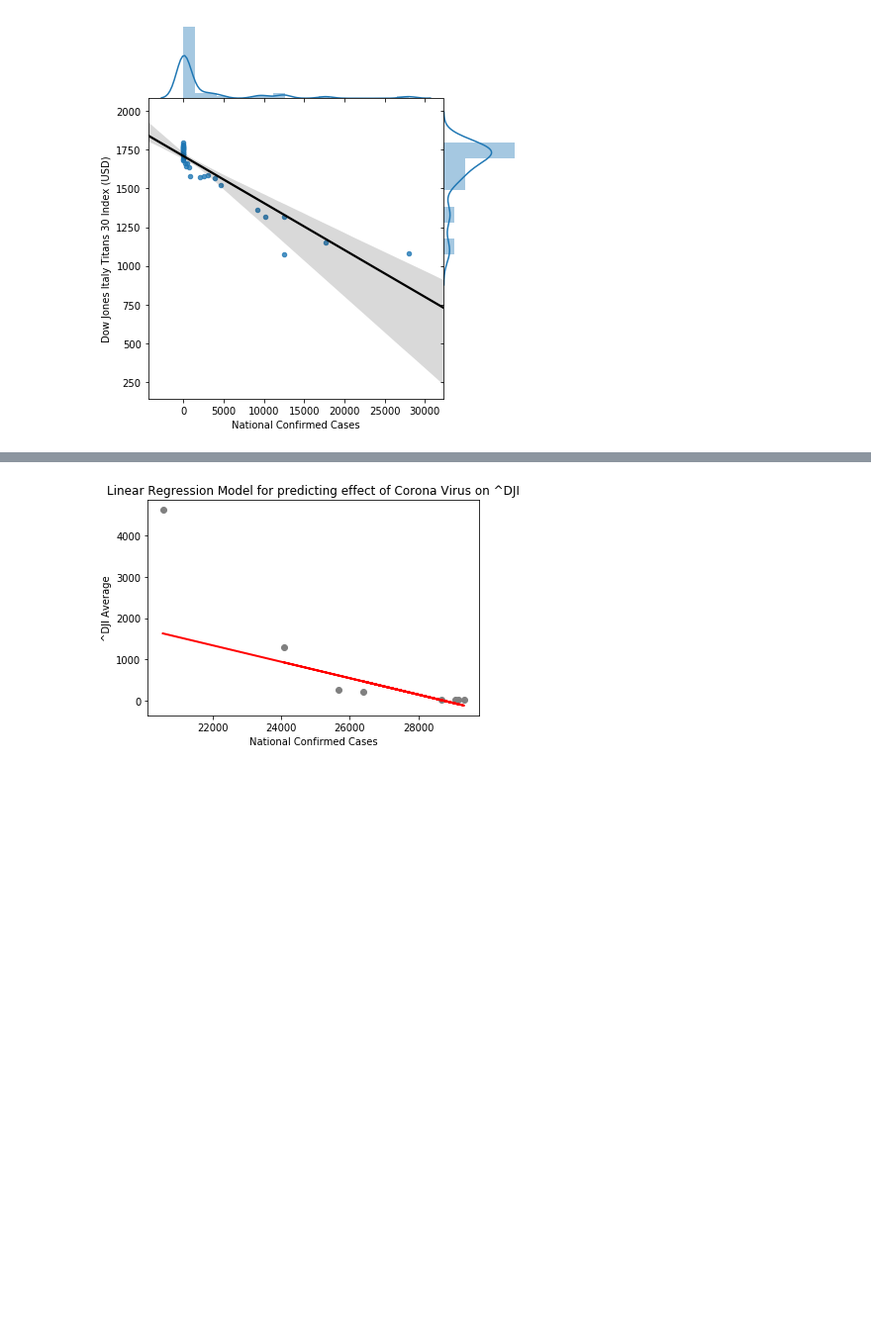
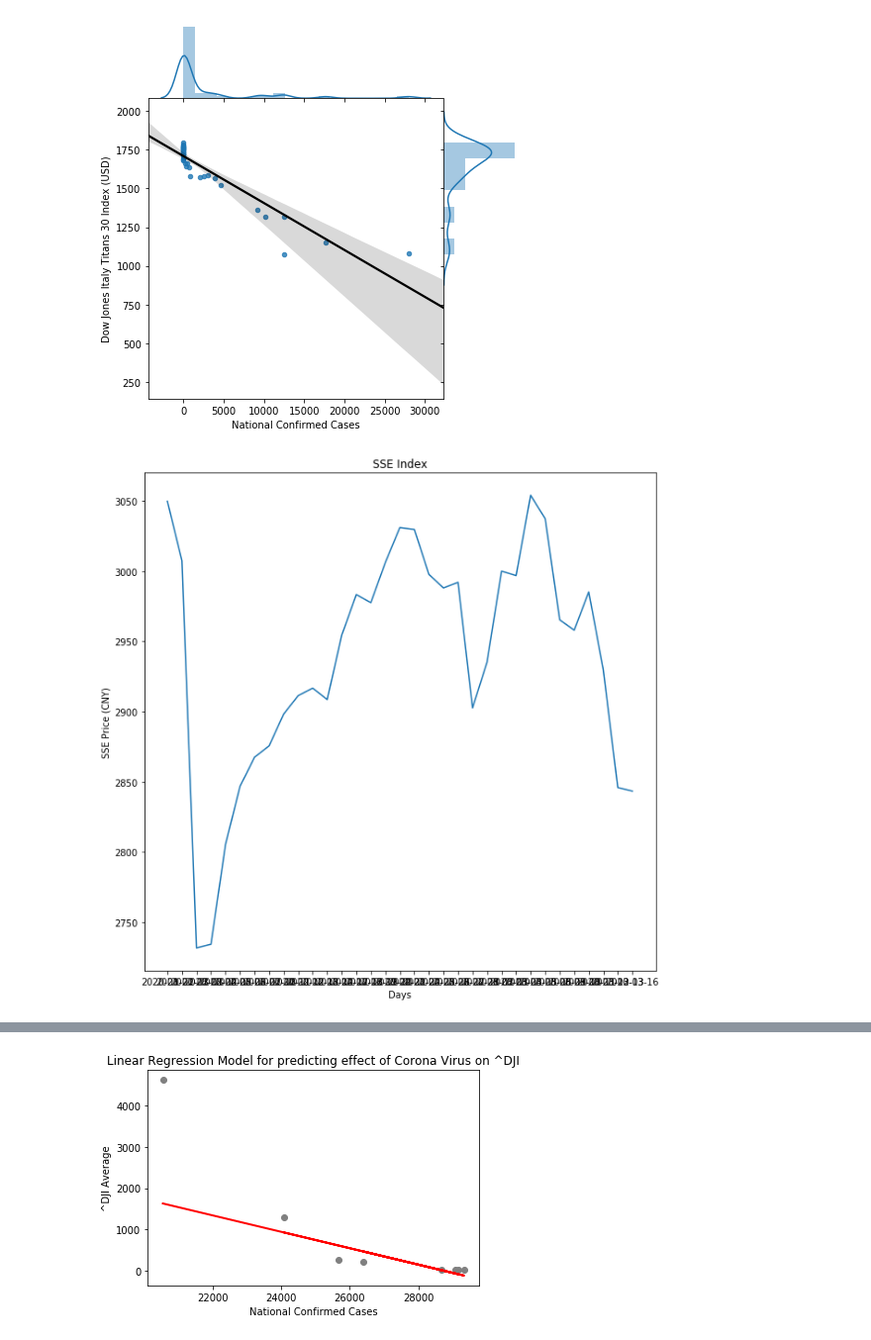
Before and after one commit to Robtaddeo/Coronadex, a Jupyter notebook: djia.ipynb, the cells around one changed output, grey strips where cells are left out. Shown at 99% size. Drawn from its saved outputs; the diff is of its cells as text; code cells hidden in the pictures; blank space fills up the shorter version.

```diff
--- a/djia.ipynb
+++ b/djia.ipynb
@@ -398,3 +460,13 @@ sns.jointplot(
 );
 # %% [output]
 [figure]
+# %%
+# Visualize results for italy titans 30 dataframe
+fig = plt.figure(figsize=(10,10))
+plt.plot(SSE_data["Date"], SSE_data["Average"])
+plt.xlabel("Days")
+plt.ylabel("SSE Price (CNY)")
+plt.title("SSE Index")
+plt.show()
+# %% [output]
+[figure, added]
```
Also changed, not shown: parts of 12 cells of this notebook, 2 other files.
